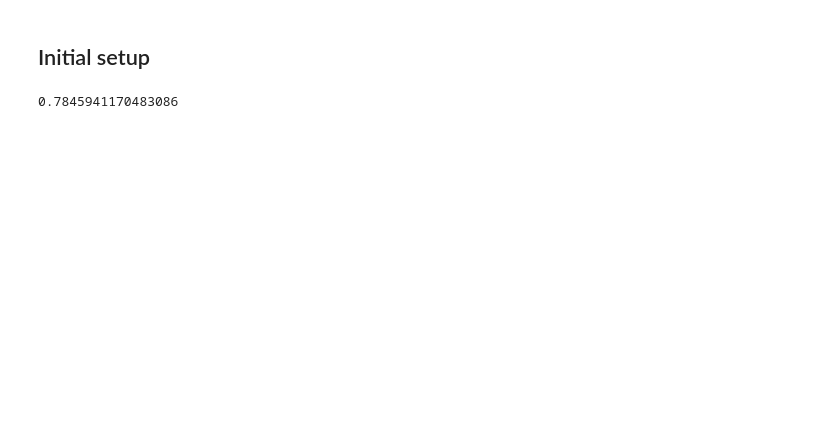
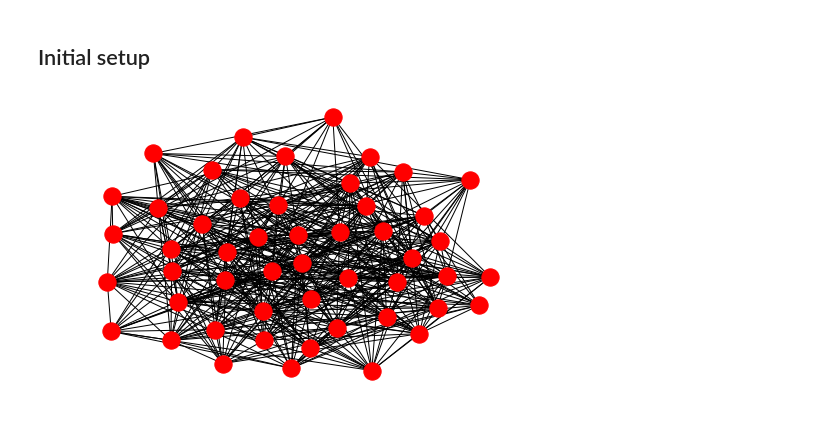
Before and after one commit to hugcis/graph_nets-IM, a Jupyter notebook: exp.ipynb, the cells around one changed output. Cells and saved outputs as stored; diff of their text form; code cells hidden in the pictures; blank space fills up the shorter version.

```diff
--- a/exp.ipynb
+++ b/exp.ipynb
@@ -14,4 +11,0 @@ edges_random_dis = -np.log(edges_random)
-# %%
-edges_random.max()
-# %% [output]
-0.7845941170483086
@@ -18 +14,5 @@ edges_random.max()
+# %%
+nx.draw(grph)
+# %% [output]
+[figure, added]
 # %%
```
Also changed, not shown: parts of 20 cells of this notebook, 3 other files.
